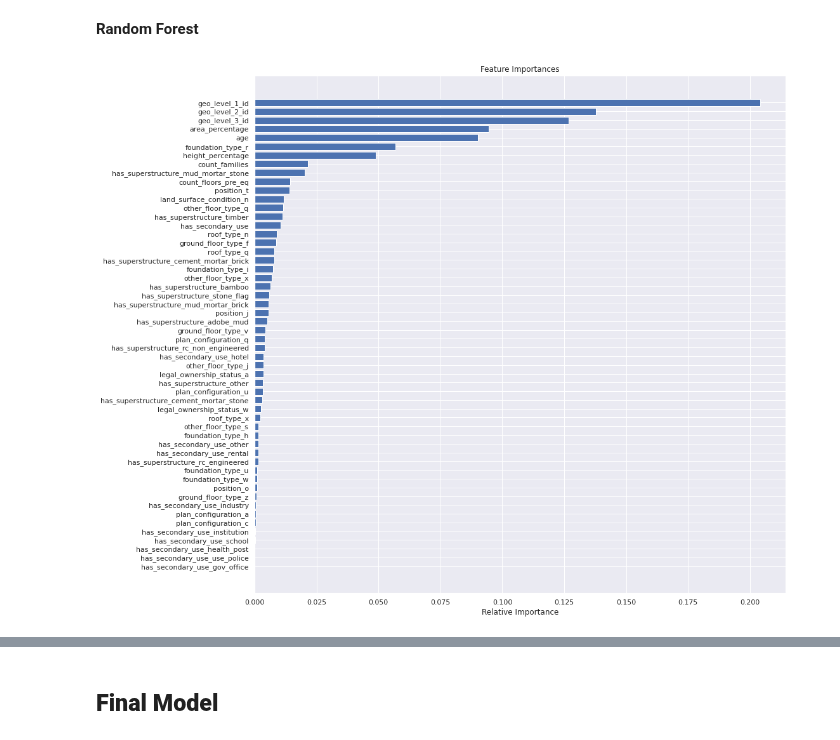
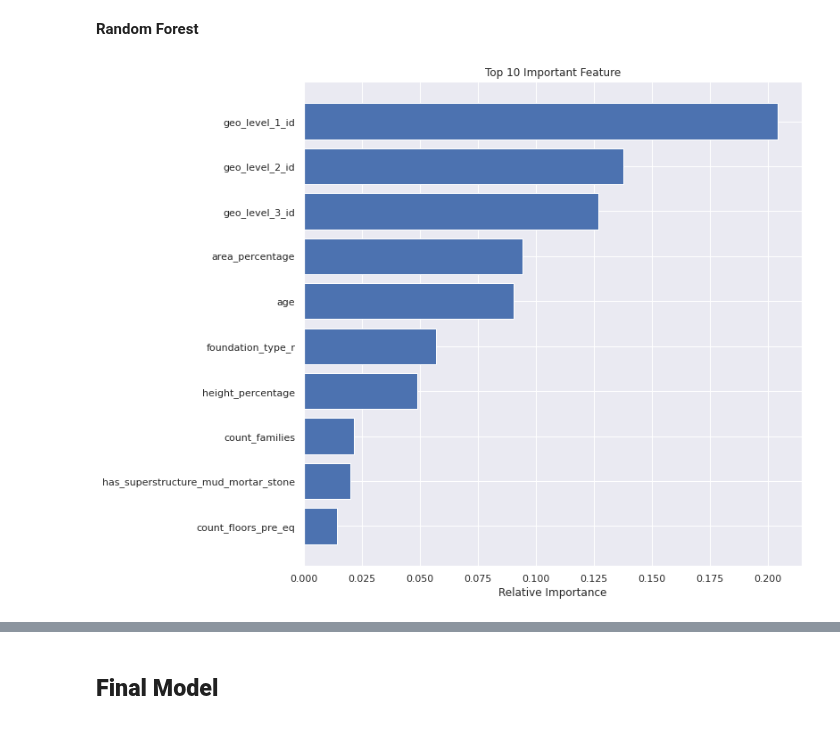
Before and after one commit to ReynaraEzra/Richter-Earthquake-Prediction, a Jupyter notebook: Richter_Prediction_Part3.ipynb, the cells around one changed output, grey strips where cells are left out. Cells and saved outputs as stored; diff of their text form; code cells hidden in the pictures.

```diff
--- a/Richter_Prediction_Part3.ipynb
+++ b/Richter_Prediction_Part3.ipynb
@@ -415,12 +418,13 @@ plt.show()
 # %%
 features = X.columns
 importances = tuning_rf_model.feature_importances_
 indices = np.argsort(importances)
-plt.figure(figsize=(15,15))
+plt.figure(figsize=(10,10))
 plt.title('Feature Importances')
-plt.barh(range(len(indices)), importances[indices], color='b', align='center')
-plt.yticks(range(len(indices)), features[indices])
+plt.barh(range(len(indices[-10:])), importances[indices][-10:], color='b', align='center')
+plt.yticks(range(len(indices[-10:])), features[indices][-10:])
 plt.xlabel('Relative Importance')
+plt.title('Top 10 Important Feature')
 plt.show()
 # %% [output]
-[figure, old version]
+[figure, new version]
```
Also changed, not shown: parts of 7 cells of this notebook, 1 other file.
